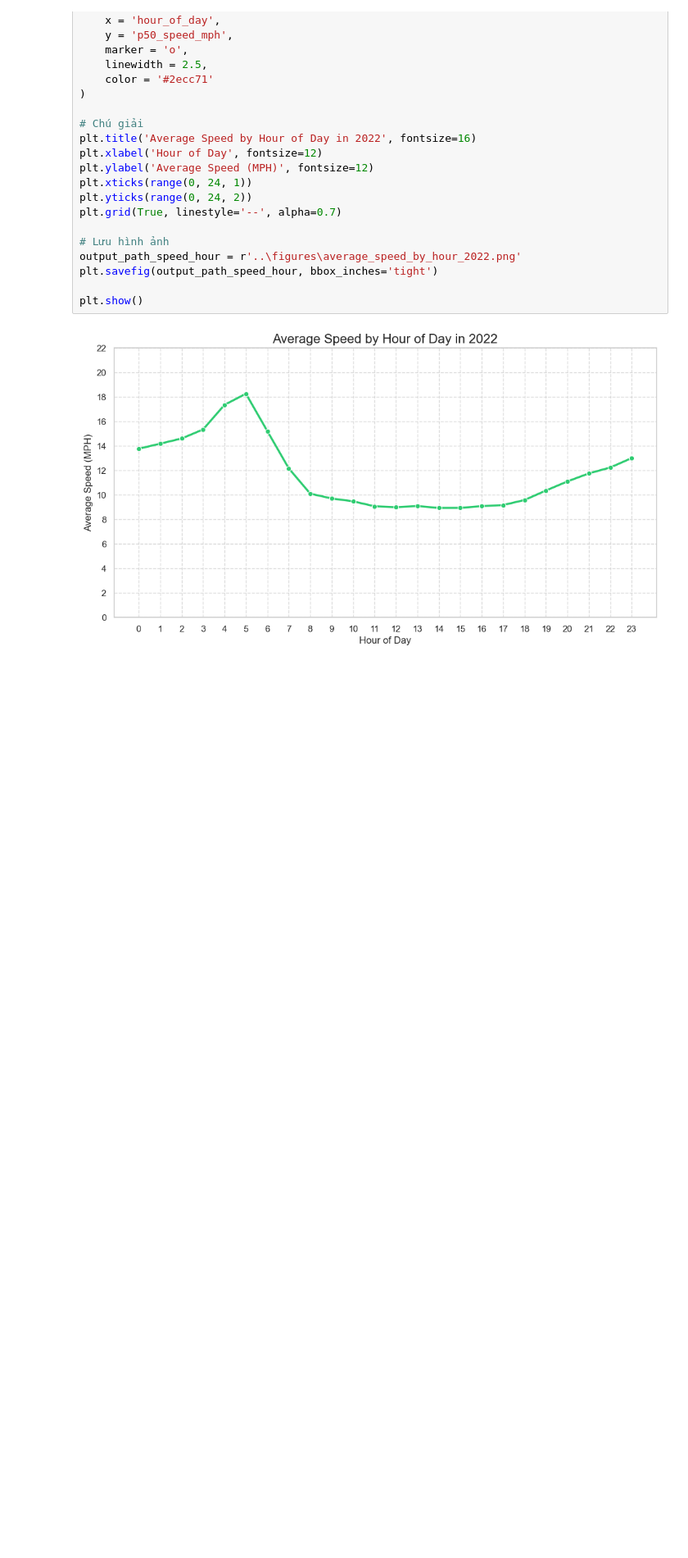
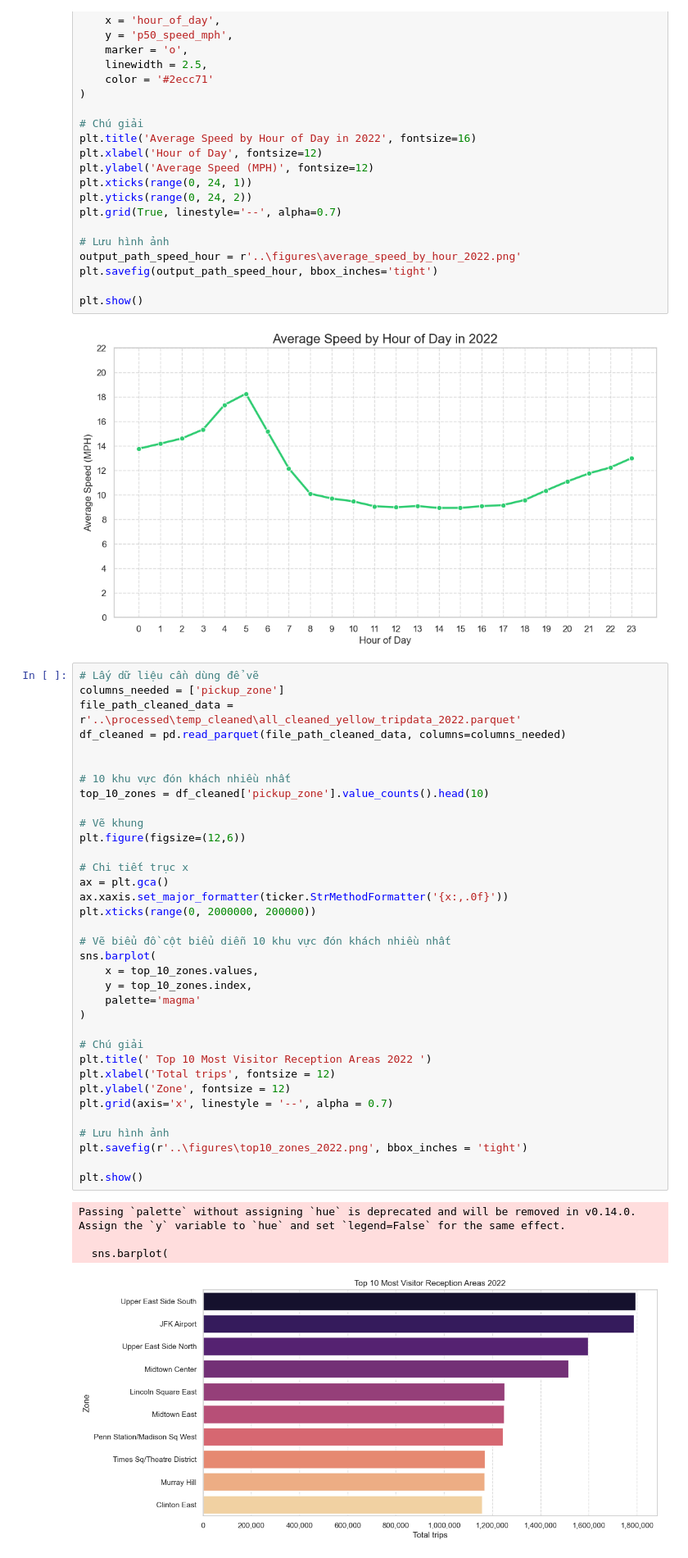
Before and after one commit to taintedsilk/NYC-TLC-Taxi-Trips-DataProcessing-Group1.4, a Jupyter notebook: src/visualization.ipynb, the cells around one changed output. Shown at 82% size. Saved outputs shown, nothing was run; the diff lists cells and outputs as text; blank space fills up the shorter version.

Commit message:
Hoàn thành biểu đồ cột biểu diễn 10 khu vực đón khách nhiều nhất

```diff
--- a/src/visualization.ipynb
+++ b/src/visualization.ipynb
@@ -126,3 +126,43 @@ plt.savefig(output_path_speed_hour, bbox_inches='tight')
 plt.show()
 # %% [output]
 [figure]
+# %%
+# Lấy dữ liệu cần dùng để vẽ
+columns_needed = ['pickup_zone']
+file_path_cleaned_data = r'..\processed\temp_cleaned\all_cleaned_yellow_tripdata_2022.parquet'
+df_cleaned = pd.read_parquet(file_path_cleaned_data, columns=columns_needed)
+
+
+# 10 khu vực đón khách nhiều nhất
+top_10_zones = df_cleaned['pickup_zone'].value_counts().head(10)
+
+# Vẽ khung
+plt.figure(figsize=(12,6))
+
+# Chi tiết trục x
+ax = plt.gca()
+ax.xaxis.set_major_formatter(ticker.StrMethodFormatter('{x:,.0f}'))
+plt.xticks(range(0, 2000000, 200000))
+
+# Vẽ biểu đồ cột biểu diễn 10 khu vực đón khách nhiều nhất
+sns.barplot(
+    x = top_10_zones.values,
+    y = top_10_zones.index,
+    palette='magma'
+)
+
+# Chú giải
+plt.title(' Top 10 Most Visitor Reception Areas 2022 ')
+plt.xlabel('Total trips', fontsize = 12)
+plt.ylabel('Zone', fontsize = 12)
+plt.grid(axis='x', linestyle = '--', alpha = 0.7)
+
+# Lưu hình ảnh
+plt.savefig(r'..\figures\top10_zones_2022.png', bbox_inches = 'tight')
+
+plt.show()
+# %% [output]
+Passing `palette` without assigning `hue` is deprecated and will be removed in v0.14.0. Assign the `y` variable to `hue` and set `legend=False` for the same effect.
+
+  sns.barplot(
+[figure, added]
```
Also changed, not shown: parts of 1 cell of this notebook, 2 other files.
